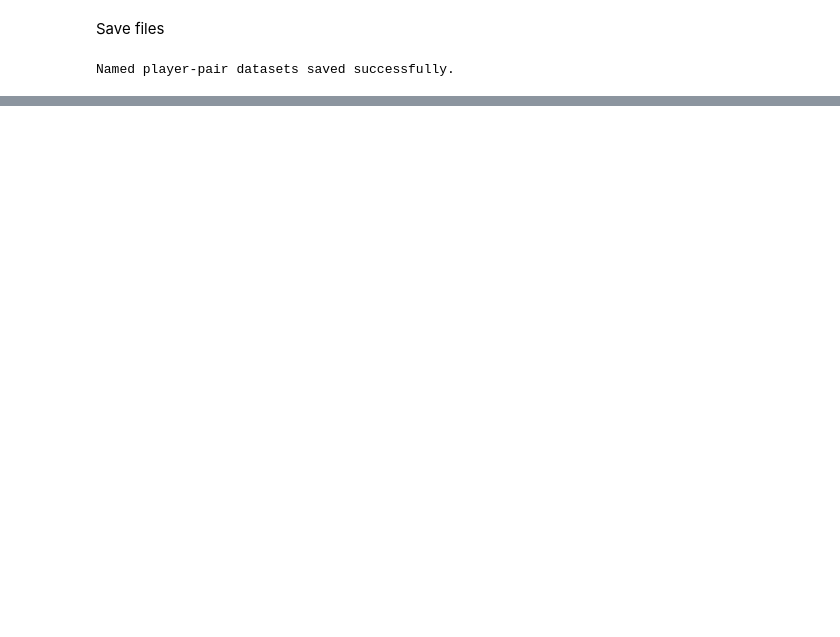
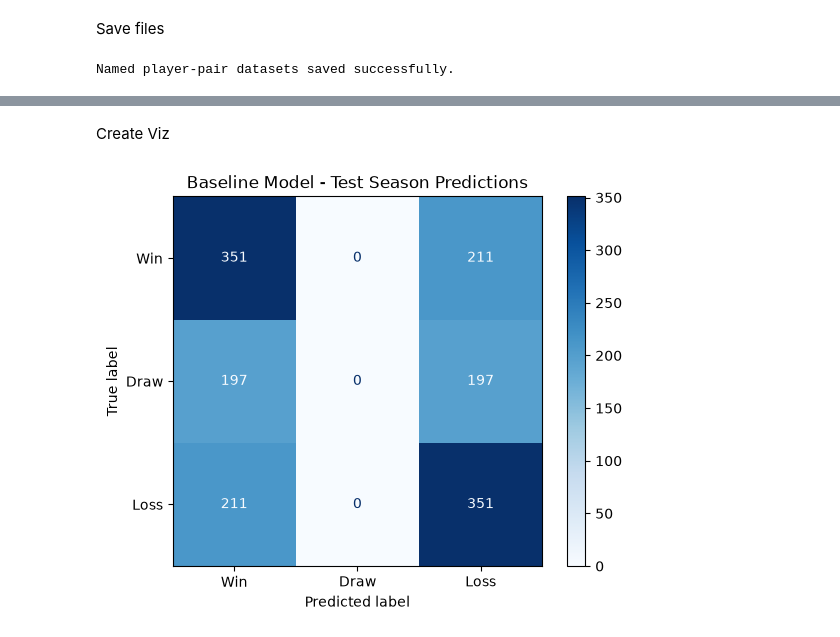
Before and after one commit to clellandjw/CMPT491_1, a Jupyter notebook: 491_2/combined_4.ipynb, the cells around one changed output, grey strips where cells are left out. Saved outputs shown, nothing was run; the diff lists cells and outputs as text; code cells hidden in the pictures; blank space fills up the shorter version.

Commit message:
added model 1 and model 2 to nb_v4

```diff
--- a/491_2/combined_4.ipynb
+++ b/491_2/combined_4.ipynb
@@ -1067,0 +1952,16 @@ Named player-pair datasets saved successfully.
+# %%
+from sklearn.metrics import accuracy_score, classification_report
+
+# Predict outcomes for the testing seasons
+y_pred = baseline_model.predict(X_test)
+
+# Calculate testing accuracy
+test_accuracy = accuracy_score(y_test, y_pred)
+
+print("Training accuracy:",
+      round(baseline_model.score(X_train, y_train), 4))
+
+print("Testing accuracy:", round(test_accuracy, 4))
+
+print("\nClassification report:")
+print(classification_report(y_test, y_pred, zero_division=0))
@@ -1067,0 +1982,19 @@ Named player-pair datasets saved successfully.
+# %% [markdown]
+Create Viz
+# %%
+from sklearn.metrics import ConfusionMatrixDisplay
+import matplotlib.pyplot as plt
+
+ConfusionMatrixDisplay.from_predictions(
+    y_test,
+    y_pred,
+    labels=["W", "D", "L"],
+    display_labels=["Win", "Draw", "Loss"],
+    cmap="Blues",
+    values_format="d"
+)
+
+plt.title("Baseline Model - Test Season Predictions")
+plt.show()
+# %% [output]
+[figure, added]
```
Also changed, not shown: parts of 60 cells of this notebook, 4 other files.
